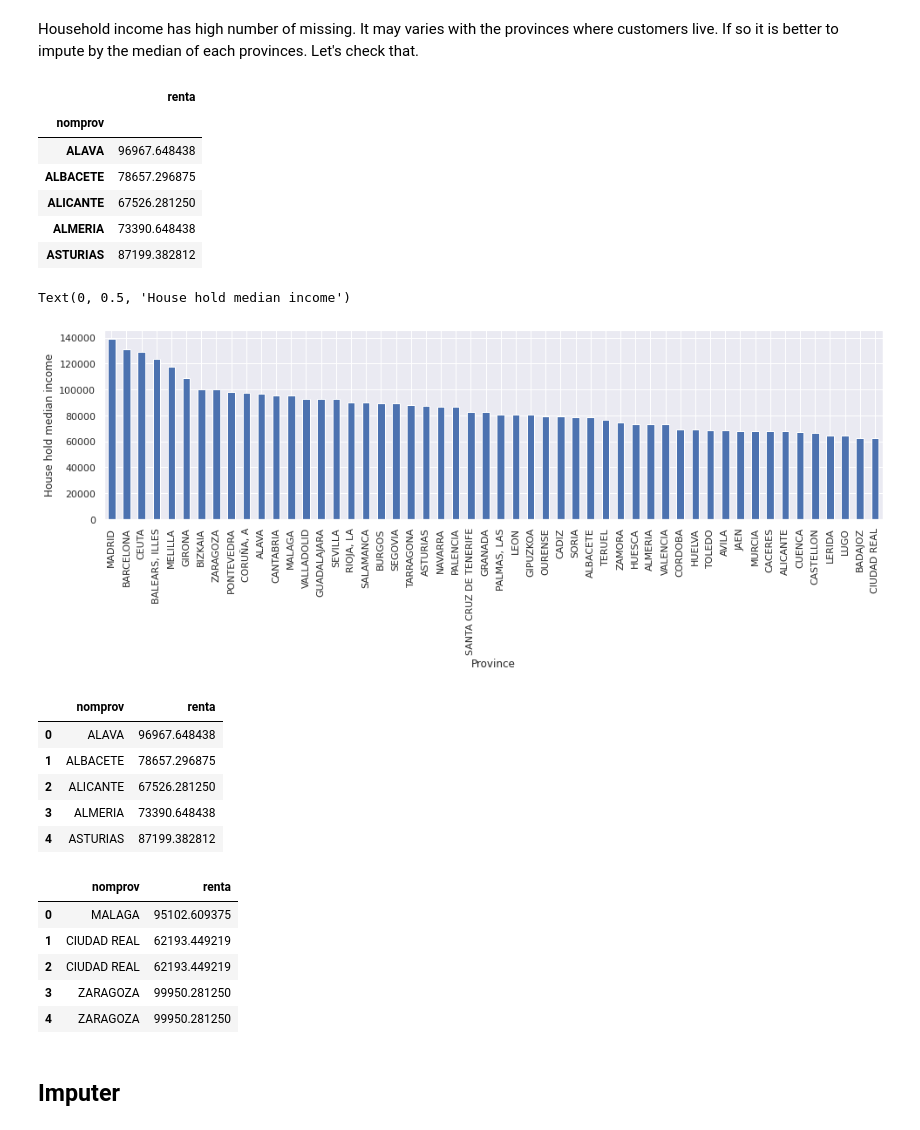
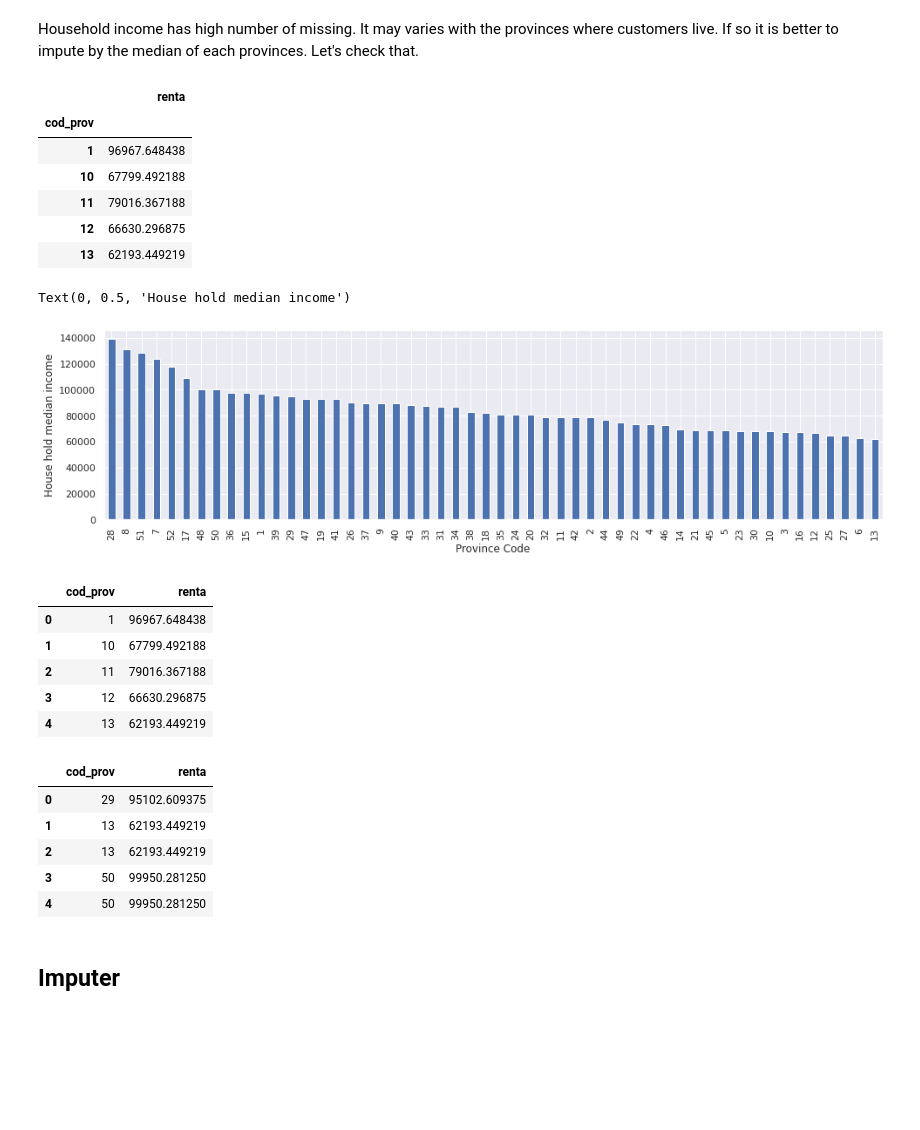
Before and after one commit to nguyentrunghai/Kaggle_projects, a Jupyter notebook: Santander_Product_Recomendation/cleaning.ipynb, the cells around one changed output. Drawn from its saved outputs; the diff is of its cells as text; code cells hidden in the pictures; blank space fills up the shorter version.

```diff
--- a/Santander_Product_Recomendation/cleaning.ipynb
+++ b/Santander_Product_Recomendation/cleaning.ipynb
@@ -141,15 +141,16 @@ def int_map(x):
 def cleanup(df):
     df = df.copy()
 
-    # drop because there are large percentage of nulls or there is just one class
-    cols_to_drop = ["ult_fec_cli_1t", "conyuemp", "tipodom"]
+    # drop because there are large percentage of nulls or there is just one class,
+    # or redundant (nomprov and cod_prov are the same)
+    cols_to_drop = ["ult_fec_cli_1t", "conyuemp", "tipodom", "nomprov"]
     df = df.drop(cols_to_drop, axis="columns")
 
     datetime_cols = ["fecha_dato", "fecha_alta"]
     for col in datetime_cols:
         df[col] = pd.to_datetime(df[col])
 
-    float_cols = ["age", "antiguedad"]
+    float_cols = ["age", "antiguedad", "renta"]
     for col in float_cols:
         df[col] = df[col].astype(str).str.strip().replace("NA", np.nan).astype("float")
 
@@ -177,7 +178,7 @@ def cleanup(df):
     df["cod_prov"] = df["cod_prov"].map(int_map).astype("category")
 
     cat_cols = ["ind_empleado", "pais_residencia", "sexo", "tiprel_1mes",
-                "canal_entrada", "nomprov", "segmento"]
+                "canal_entrada", "segmento"]
     for col in cat_cols:
         df[col] = df[col].astype("category")
 
@@ -405,45 +386,45 @@ df_train["renta"].isnull().mean()
 # %% [markdown]
 Household income has high number of missing. It may varies with the provinces where customers live. If so it is better to impute by the median of each provinces. Let's check that.
 # %%
-income_by_province = df_train.groupby("nomprov")[["renta"]].median()
+income_by_province = df_train.groupby("cod_prov")[["renta"]].median()
 income_by_province.head()
 # %% [output]
 |  | renta |
-| nomprov |  |
-| ALAVA | 96967.648438 |
-| ALBACETE | 78657.296875 |
-| ALICANTE | 67526.281250 |
-| ALMERIA | 73390.648438 |
-| ASTURIAS | 87199.382812 |
+| cod_prov |  |
+| 1 | 96967.648438 |
+| 10 | 67799.492188 |
+| 11 | 79016.367188 |
+| 12 | 66630.296875 |
+| 13 | 62193.449219 |
 # %%
 fig, ax = plt.subplots(nrows=1, ncols=1, figsize=(16, 4))
 income_by_province["renta"].sort_values(ascending=False).plot(kind="bar", ax=ax)
-ax.set_xlabel("Province")
+ax.set_xlabel("Province Code")
 ax.set_ylabel("House hold median income")
 # %% [output]
 Text(0, 0.5, 'House hold median income')
-[figure, old version]
+[figure, new version]
 # %%
-income_by_province = df_train.groupby("nomprov")[["renta"]].median()
+income_by_province = df_train.groupby("cod_prov")[["renta"]].median()
 income_by_province = income_by_province.reset_index()
 income_by_province.head()
 # %% [output]
-|  | nomprov | renta |
-| 0 | ALAVA | 96967.648438 |
-| 1 | ALBACETE | 78657.296875 |
-| 2 | ALICANTE | 67526.281250 |
-| 3 | ALMERIA | 73390.648438 |
-| 4 | ASTURIAS | 87199.382812 |
+|  | cod_prov | renta |
+| 0 | 1 | 96967.648438 |
+| 1 | 10 | 67799.492188 |
+| 2 | 11 | 79016.367188 |
+| 3 | 12 | 66630.296875 |
+| 4 | 13 | 62193.449219 |
 # %%
-renta_impute_vals = df_train[["nomprov"]].merge(income_by_province, how="left", on="nomprov")
+renta_impute_vals = df_train[["cod_prov"]].merge(income_by_province, how="left", on="cod_prov")
 renta_impute_vals.head()
 # %% [output]
-|  | nomprov | renta |
-| 0 | MALAGA | 95102.609375 |
-| 1 | CIUDAD REAL | 62193.449219 |
-| 2 | CIUDAD REAL | 62193.449219 |
-| 3 | ZARAGOZA | 99950.281250 |
-| 4 | ZARAGOZA | 99950.281250 |
+|  | cod_prov | renta |
+| 0 | 29 | 95102.609375 |
+| 1 | 13 | 62193.449219 |
+| 2 | 13 | 62193.449219 |
+| 3 | 50 | 99950.281250 |
+| 4 | 50 | 99950.281250 |
 # %%
 renta_imputed = np.where(df_train["renta"].isnull(), renta_impute_vals["renta"], df_train["renta"])
 # %% [markdown]
```
Also changed, not shown: parts of 10 cells of this notebook.
